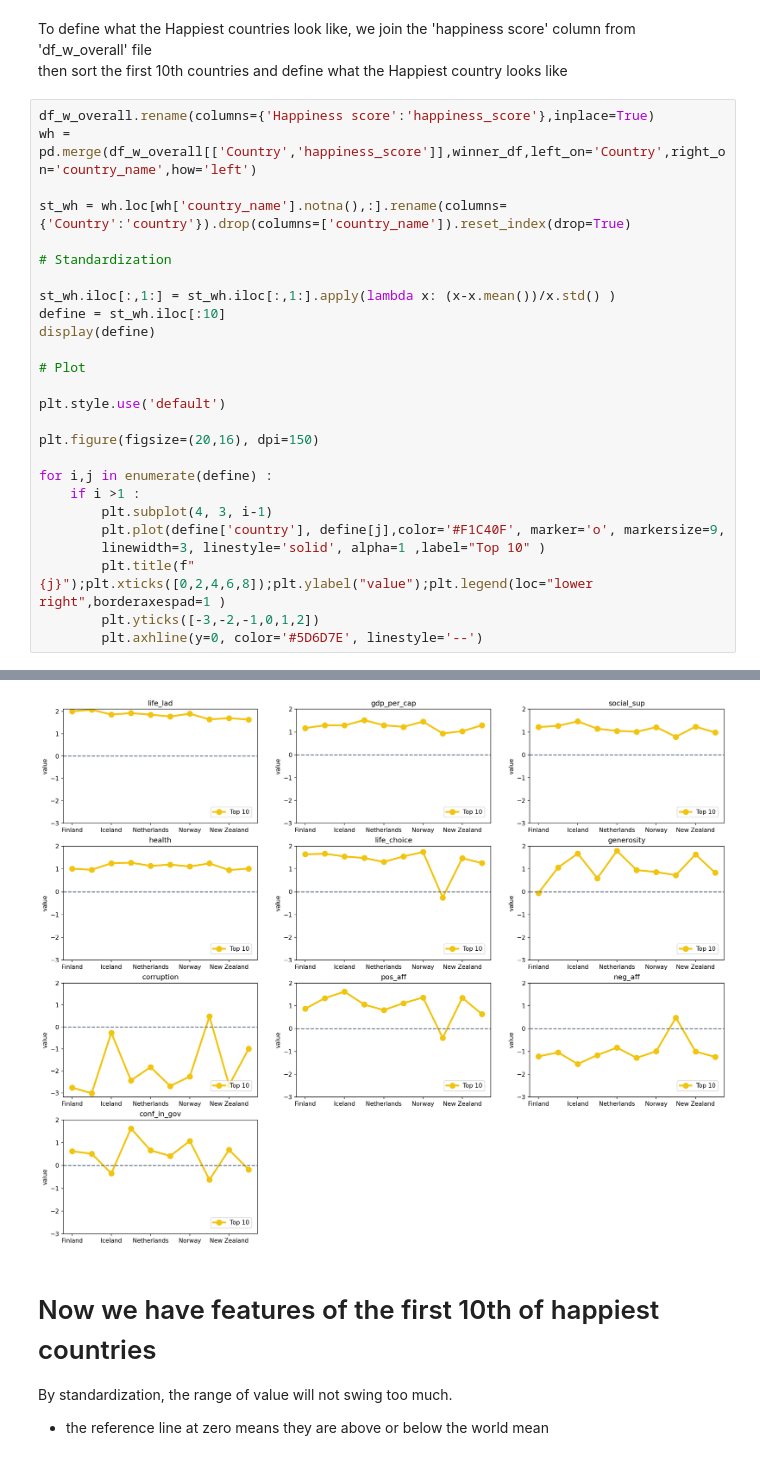
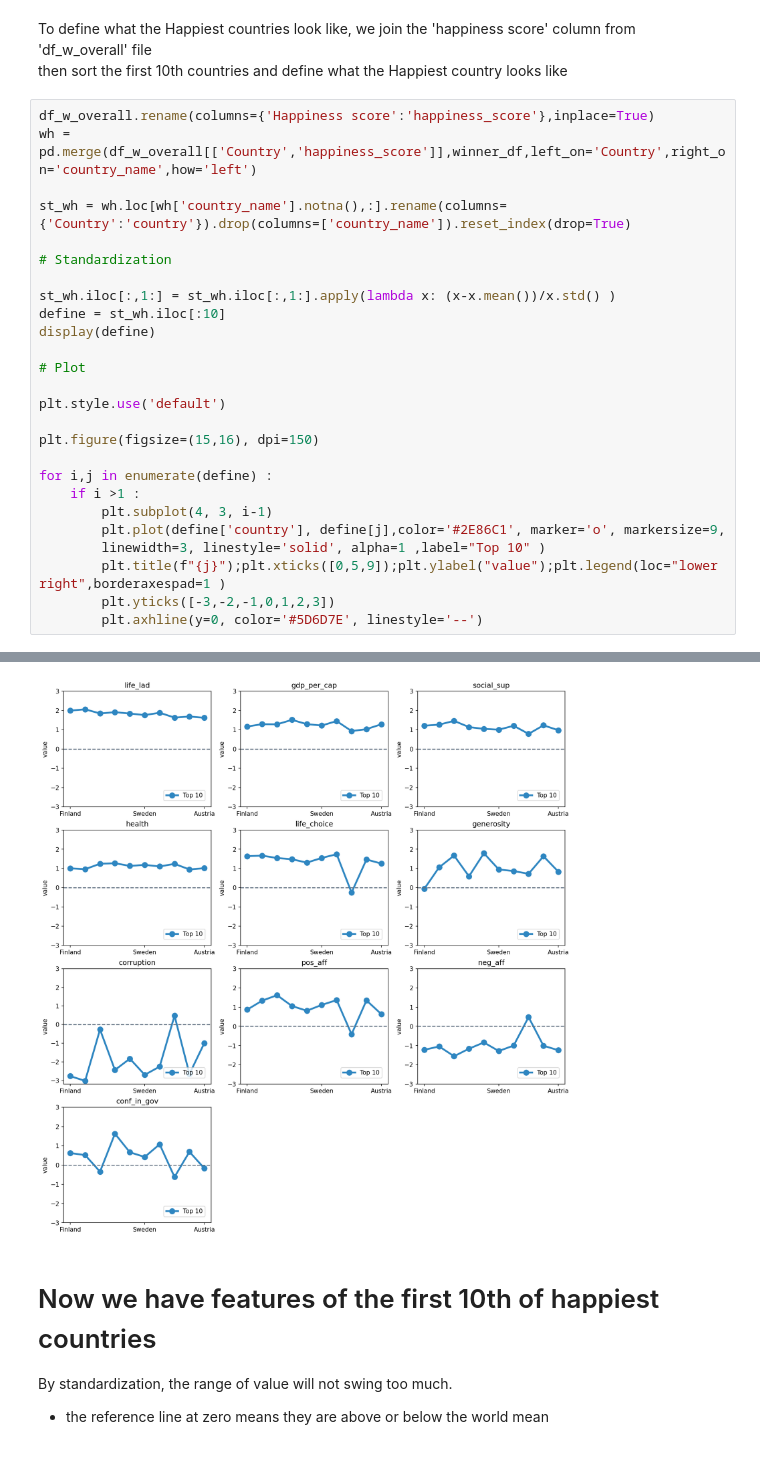
Before and after one commit to HikariJadeEmpire/TH_WLRD_Happiness_Project, a Jupyter notebook: WH_CodeSpace.ipynb, the cells around one changed output, grey strips where cells are left out. Saved outputs shown, nothing was run; the diff lists cells and outputs as text.

```diff
--- a/WH_CodeSpace.ipynb
+++ b/WH_CodeSpace.ipynb
@@ -218,38 +217,38 @@ wh = pd.merge(df_w_overall[['Country','happiness_score']],winner_df,left_on='Cou
 st_wh = wh.loc[wh['country_name'].notna(),:].rename(columns={'Country':'country'}).drop(columns=['country_name']).reset_index(drop=True)
 
 # Standardization
 
 st_wh.iloc[:,1:] = st_wh.iloc[:,1:].apply(lambda x: (x-x.mean())/x.std() )
 define = st_wh.iloc[:10]
 display(define)
 
 # Plot
 
 plt.style.use('default')
 
-plt.figure(figsize=(20,16), dpi=150)
+plt.figure(figsize=(15,16), dpi=150)
 
 for i,j in enumerate(define) :
     if i >1 :
         plt.subplot(4, 3, i-1)
-        plt.plot(define['country'], define[j],color='#F1C40F', marker='o', markersize=9,
+        plt.plot(define['country'], define[j],color='#2E86C1', marker='o', markersize=9,
         linewidth=3, linestyle='solid', alpha=1 ,label="Top 10" )
-        plt.title(f"{j}");plt.xticks([0,2,4,6,8]);plt.ylabel("value");plt.legend(loc="lower right",borderaxespad=1 )
-        plt.yticks([-3,-2,-1,0,1,2])
+        plt.title(f"{j}");plt.xticks([0,5,9]);plt.ylabel("value");plt.legend(loc="lower right",borderaxespad=1 )
+        plt.yticks([-3,-2,-1,0,1,2,3])
         plt.axhline(y=0, color='#5D6D7E', linestyle='--')
 # %% [output]
 |  | country | happiness_score | life_lad | gdp_per_cap | social_sup | health | life_choice | generosity | ... |
 | 0 | Finland | 2.017205 | 2.000682 | 1.174286 | 1.216943 | 1.009667 | 1.640084 | -0.055600 | ... |
 | 1 | Denmark | 1.843931 | 2.069567 | 1.296259 | 1.271757 | 0.962683 | 1.667049 | 1.062924 | ... |
 | 2 | Iceland | 1.769939 | 1.851831 | 1.289662 | 1.468914 | 1.248158 | 1.543696 | 1.671340 | ... |
 | 3 | Switzerland | 1.727792 | 1.919069 | 1.521539 | 1.145768 | 1.273988 | 1.478883 | 0.592171 | ... |
 | 4 | Netherlands | 1.636940 | 1.848348 | 1.297202 | 1.051417 | 1.133282 | 1.307174 | 1.792635 | ... |
 | 5 | Sweden | 1.607905 | 1.767578 | 1.226673 | 1.010452 | 1.189371 | 1.547861 | 0.950446 | ... |
 | 6 | Norway | 1.590110 | 1.890263 | 1.458427 | 1.213663 | 1.106653 | 1.741495 | 0.864338 | ... |
 | 7 | Israel | 1.589173 | 1.636961 | 0.937150 | 0.790804 | 1.240995 | -0.253296 | 0.724502 | ... |
 | 8 | New Zealand | 1.435569 | 1.693785 | 1.037148 | 1.237021 | 0.950119 | 1.469413 | 1.635329 | ... |
 | 9 | Austria | 1.400914 | 1.626904 | 1.293598 | 0.980503 | 1.016178 | 1.254877 | 0.831957 | ... |
-[figure, old version]
+[figure, new version]
 # %% [markdown]
 # Now we have features of the first 10th of happiest countries
 By standardization, the range of value will not swing too much.
```
Also changed, not shown: parts of 3 cells of this notebook.
